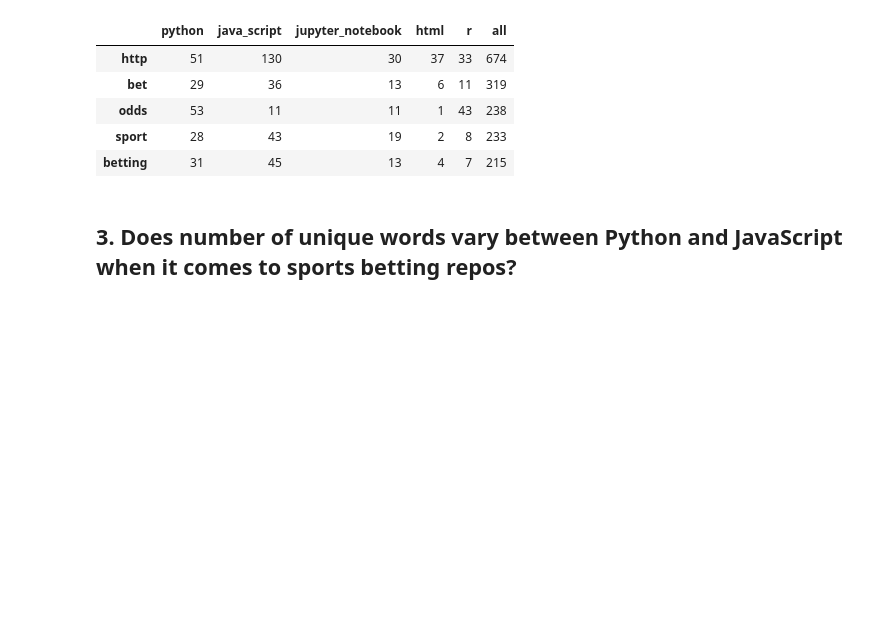
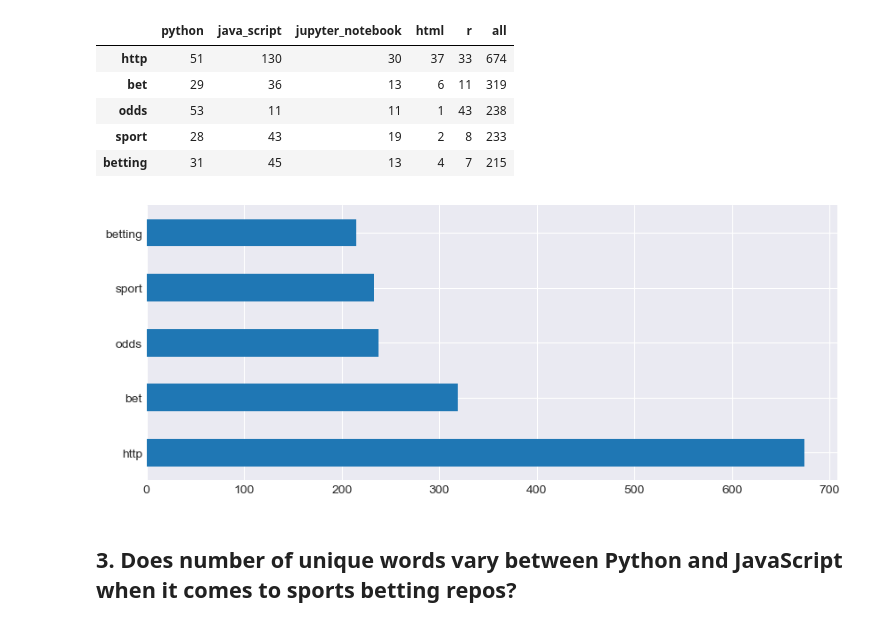
Before and after one commit to NLP-sports-betting/nlp_sports_betting, a Jupyter notebook: final_notebook.ipynb, the cells around one changed output. Drawn from its saved outputs; the diff is of its cells as text; code cells hidden in the pictures; blank space fills up the shorter version.

```diff
--- a/final_notebook.ipynb
+++ b/final_notebook.ipynb
@@ -127,6 +127,14 @@ word_counts.sort_values(by='all', ascending=False).head()
 | odds | 53 | 11 | 11 | 1 | 43 | 238 |
 | sport | 28 | 43 | 19 | 2 | 8 | 233 |
 | betting | 31 | 45 | 13 | 4 | 7 | 215 |
+# %%
+# plotting the top 5 words
+plt.figure(figsize=(10,4))
+plt.style.use('seaborn-darkgrid')
+pd.Series(all_words).value_counts().head().plot.barh()
+plt.show()
+# %% [output]
+[figure, added]
 # %% [markdown]
 ## 3. Does number of unique words vary between Python and JavaScript when it comes to sports betting repos?
 # %%
```
Also changed, not shown: parts of 3 cells of this notebook, 2 other files.
